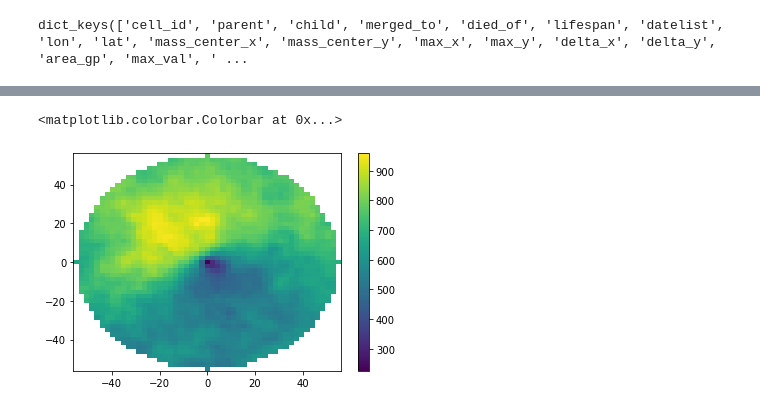
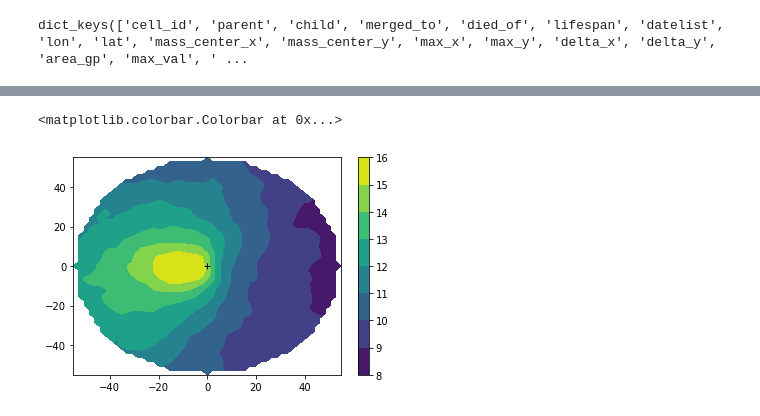
Before and after one commit to KillianBrennan/cookie_cutter, a Jupyter notebook: test_extractor.ipynb, the cells around one changed output, grey strips where cells are left out. Saved outputs shown, nothing was run; the diff lists cells and outputs as text; code cells hidden in the pictures.

```diff
--- a/test_extractor.ipynb
+++ b/test_extractor.ipynb
@@ -147,6 +184,7 @@ Data variables: (12/68)
 # %%
-plt.pcolormesh(mean.x,mean.y,mean.CAPE_MU)
+plt.contourf(mean.x,mean.y,mean.VMAX_10M)
+plt.plot(0,0,'k+')
 plt.colorbar()
 # %% [output]
 <matplotlib.colorbar.Colorbar at 0x...>
-[figure, old version]
+[figure, new version]
```
Also changed, not shown: parts of 20 cells of this notebook, 1 other file.
